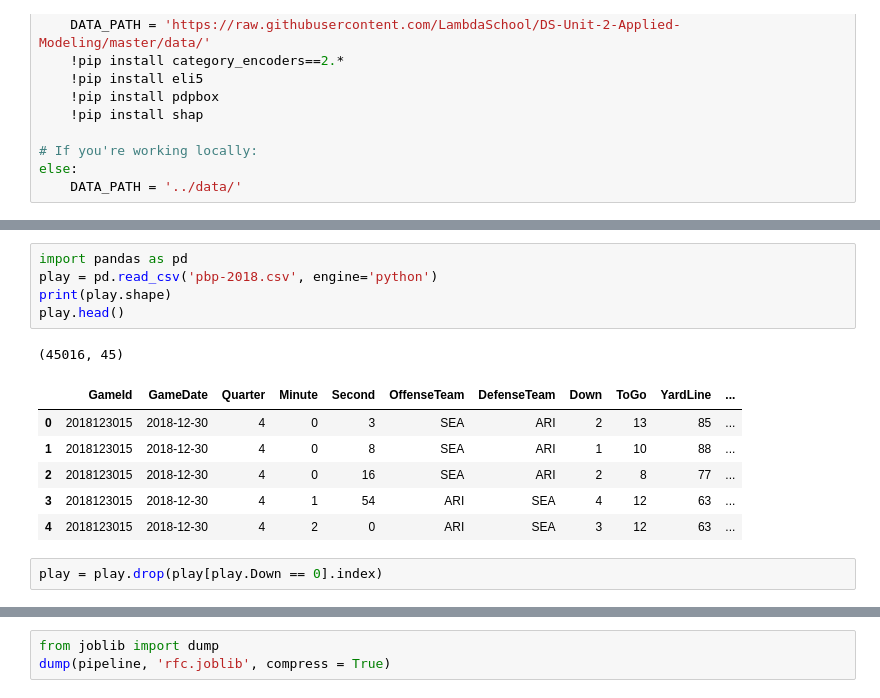
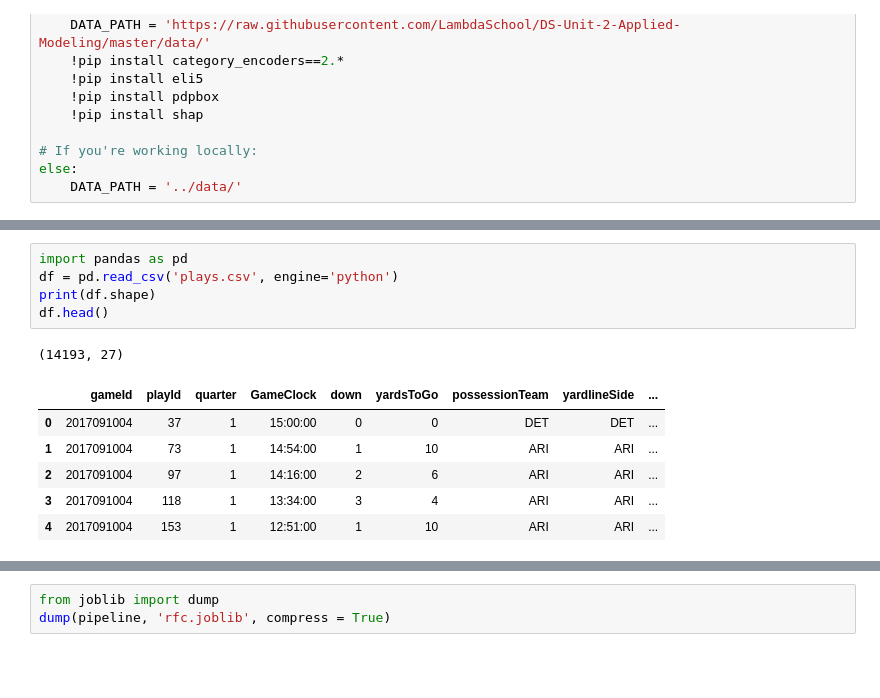
Before and after one commit to daanishrasheed/Unit2_Build_Project, a Jupyter notebook: notebooks/BuildWeekUnit2.ipynb, the cells around one changed output, grey strips where cells are left out. Saved outputs shown, nothing was run; the diff lists cells and outputs as text; blank space fills up the shorter version.

```diff
--- a/notebooks/BuildWeekUnit2.ipynb
+++ b/notebooks/BuildWeekUnit2.ipynb
@@ -70,15 +24,13 @@ Saving pbp-2018.csv to pbp-2018.csv
 # %%
 import pandas as pd
-play = pd.read_csv('pbp-2018.csv', engine='python')
-print(play.shape)
-play.head()
+df = pd.read_csv('plays.csv', engine='python')
+print(df.shape)
+df.head()
 # %% [output]
-(45016, 45)
+(14193, 27)
-|  | GameId | GameDate | Quarter | Minute | Second | OffenseTeam | DefenseTeam | Down | ToGo | YardLine | ... |
-| 0 | 2018123015 | 2018-12-30 | 4 | 0 | 3 | SEA | ARI | 2 | 13 | 85 | ... |
-| 1 | 2018123015 | 2018-12-30 | 4 | 0 | 8 | SEA | ARI | 1 | 10 | 88 | ... |
-| 2 | 2018123015 | 2018-12-30 | 4 | 0 | 16 | SEA | ARI | 2 | 8 | 77 | ... |
-| 3 | 2018123015 | 2018-12-30 | 4 | 1 | 54 | ARI | SEA | 4 | 12 | 63 | ... |
-| 4 | 2018123015 | 2018-12-30 | 4 | 2 | 0 | ARI | SEA | 3 | 12 | 63 | ... |
+|  | gameId | playId | quarter | GameClock | down | yardsToGo | possessionTeam | yardlineSide | ... |
+| 0 | 2017091004 | 37 | 1 | 15:00:00 | 0 | 0 | DET | DET | ... |
+| 1 | 2017091004 | 73 | 1 | 14:54:00 | 1 | 10 | ARI | ARI | ... |
+| 2 | 2017091004 | 97 | 1 | 14:16:00 | 2 | 6 | ARI | ARI | ... |
+| 3 | 2017091004 | 118 | 1 | 13:34:00 | 3 | 4 | ARI | ARI | ... |
+| 4 | 2017091004 | 153 | 1 | 12:51:00 | 1 | 10 | ARI | ARI | ... |
-# %%
-play = play.drop(play[play.Down == 0].index)
```
Also changed, not shown: parts of 91 cells of this notebook.
